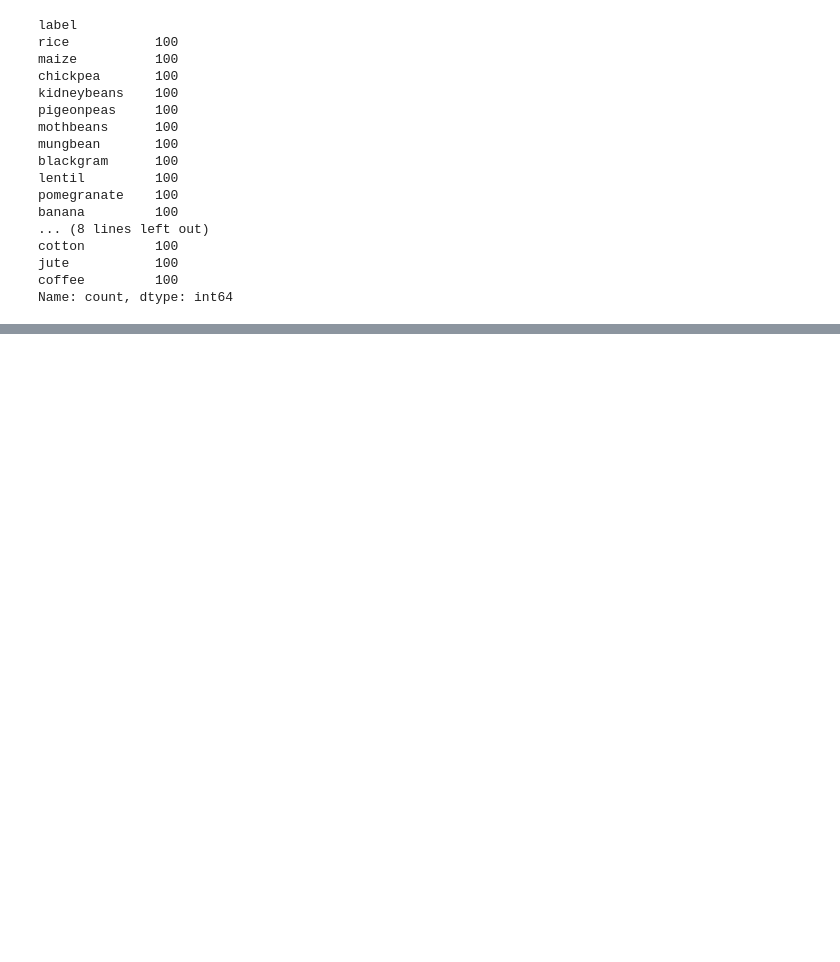
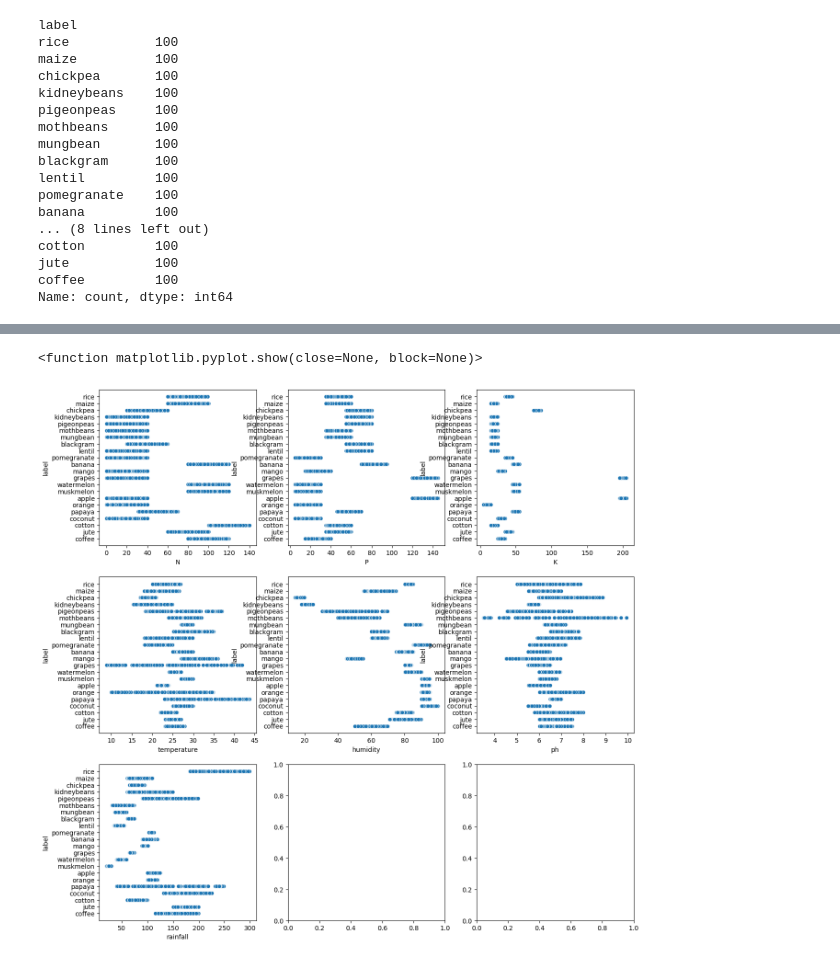
Before and after one commit to sushma23nov/week-1, a Jupyter notebook: crop.ipynb, the cells around one changed output, grey strips where cells are left out. Drawn from its saved outputs; the diff is of its cells as text; code cells hidden in the pictures; blank space fills up the shorter version.

```diff
--- a/crop.ipynb
+++ b/crop.ipynb
@@ -104,0 +121,11 @@ Name: count, dtype: int64
+# %%
+#visualize the distribution of eachh feature
+fig,ax=plt.subplots(3,3,figsize=(15,15))
+for i,subplot in zip(features,ax.flatten()):
+    sns.scatterplot(x=i,y='label',data=crop,ax=subplot)
+
+plt.tight_layout
+plt.show
+# %% [output]
+<function matplotlib.pyplot.show(close=None, block=None)>
+[figure, added]
```
Also changed, not shown: parts of 10 cells of this notebook.
